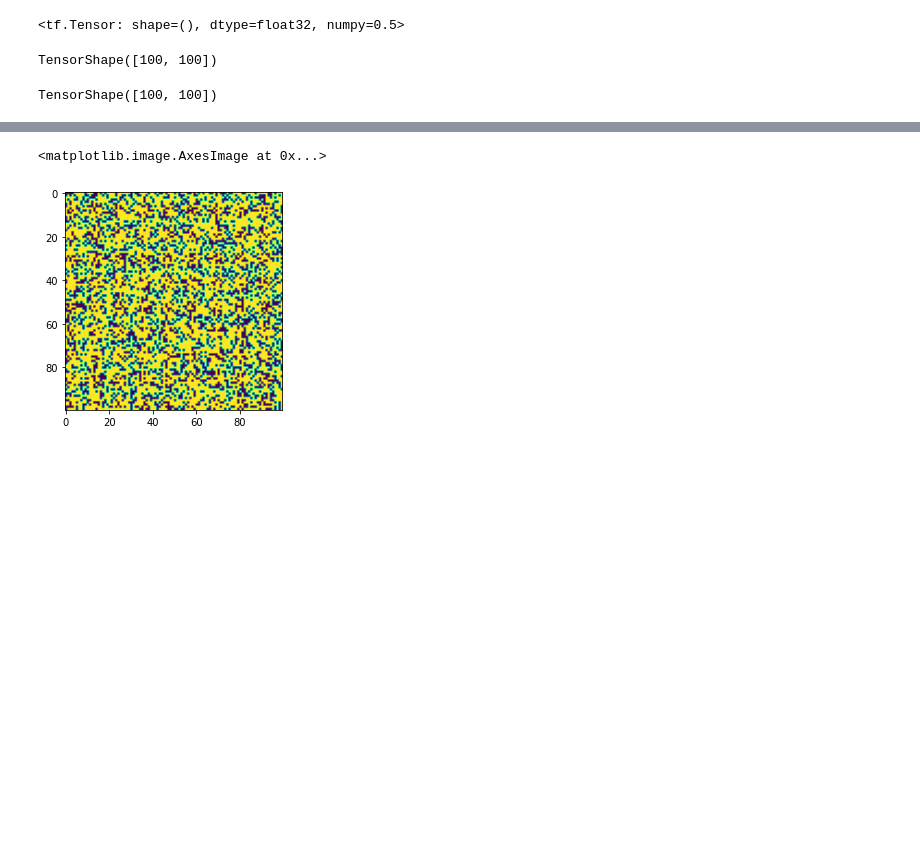
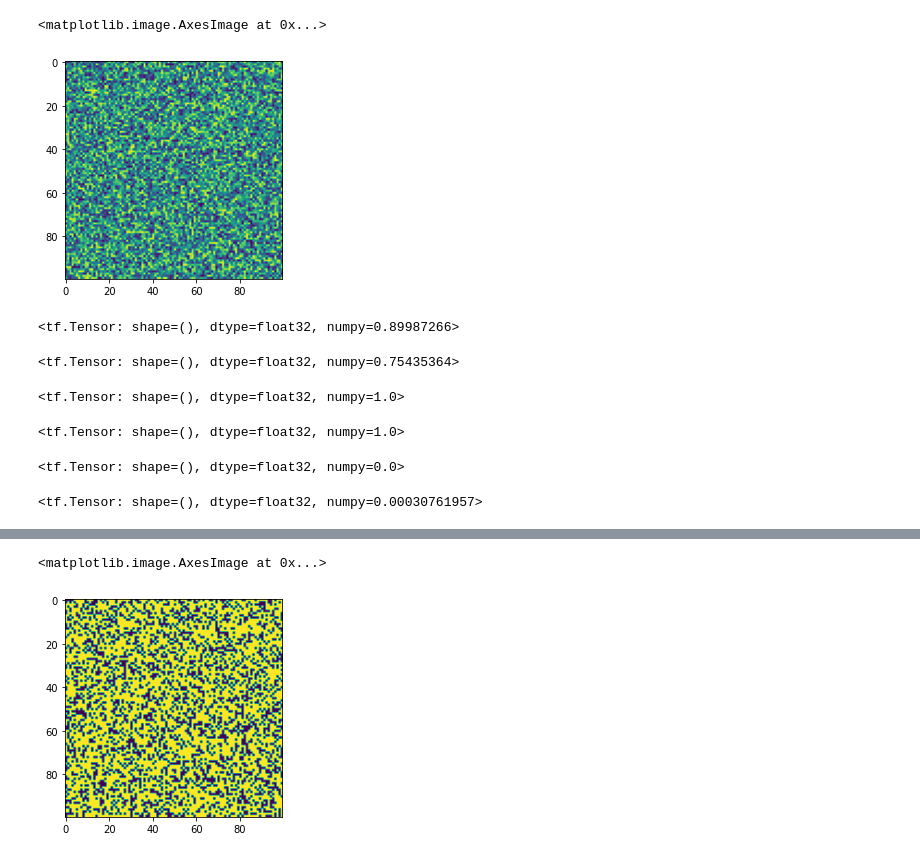
Before and after one commit to badGarnet/channel_image_segmentation, a Jupyter notebook: notes/Untitled.ipynb, the cells around one changed output, grey strips where cells are left out. Cells and saved outputs as stored; diff of their text form; code cells hidden in the pictures; blank space fills up the shorter version.

```diff
--- a/notes/Untitled.ipynb
+++ b/notes/Untitled.ipynb
@@ -18,4 +18,17 @@ plt.imshow(b)
+# %%
+plt.imshow(a[:, :, 1])
+# %% [output]
+<matplotlib.image.AxesImage at 0x...>
+[figure, added]
+# %%
+mean_iou_loss(b, a)
+# %% [output]
+<tf.Tensor: shape=(), dtype=float32, numpy=0.89987266>
+# %%
+reduced_iou_loss(b, a)
+# %% [output]
+<tf.Tensor: shape=(), dtype=float32, numpy=0.75435364>
 # %%
-generalized_dice_loss(b, 1-b)
+mean_iou_loss(b, 1-b)
 # %% [output]
-<tf.Tensor: shape=(), dtype=float32, numpy=0.5>
+<tf.Tensor: shape=(), dtype=float32, numpy=1.0>
@@ -24,8 +35,12 @@ b_new, a_new = prepare(b, a)
-# %%
-b_new.shape
-# %% [output]
-TensorShape([100, 100])
-# %%
-a_new.shape
-# %% [output]
-TensorShape([100, 100])
+# %%
+reduced_iou_loss(b, 1-b)
+# %% [output]
+<tf.Tensor: shape=(), dtype=float32, numpy=1.0>
+# %%
+mean_iou_loss(b, b)
+# %% [output]
+<tf.Tensor: shape=(), dtype=float32, numpy=0.0>
+# %%
+reduced_iou_loss(b, b)
+# %% [output]
+<tf.Tensor: shape=(), dtype=float32, numpy=0.00030761957>
```
Also changed, not shown: parts of 8 cells of this notebook, 4 other files.
